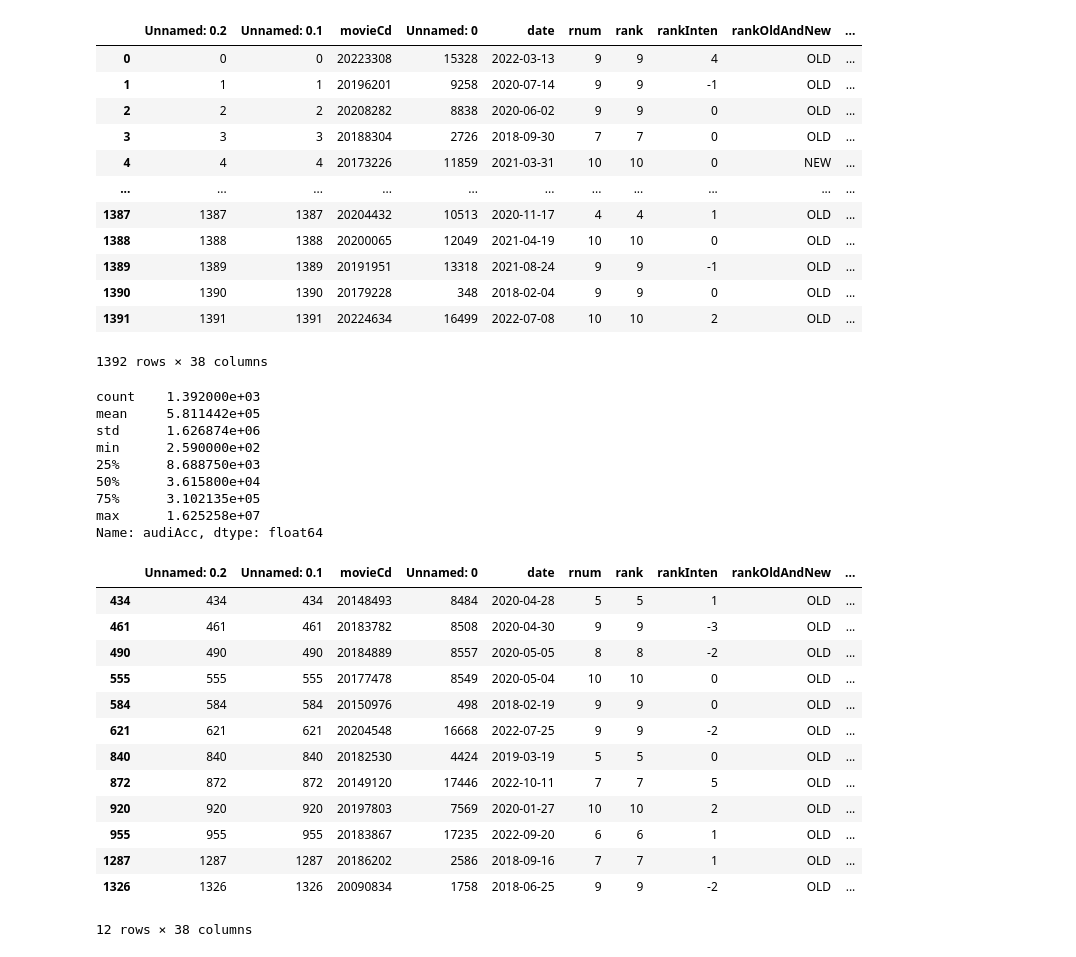
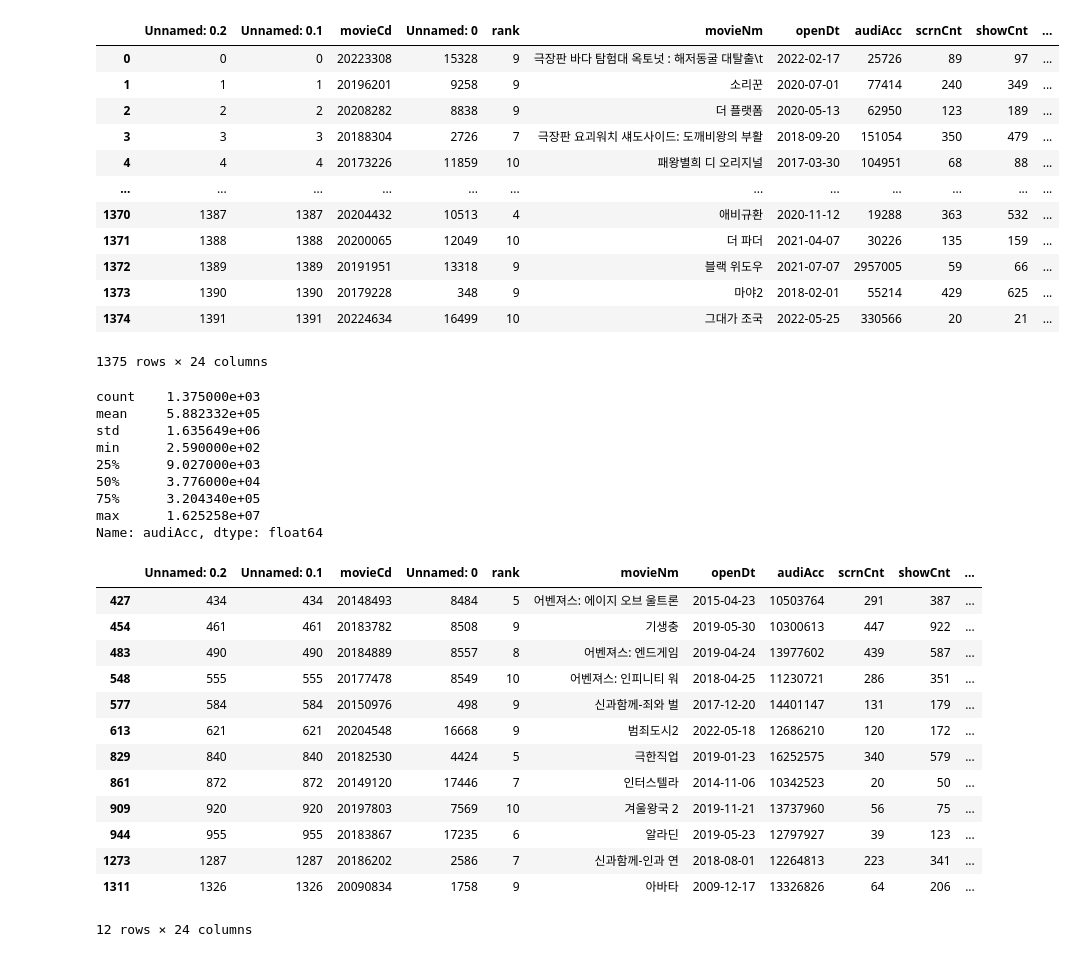
Before and after one commit to Young-in/movie-data-gathering, a Jupyter notebook: modeling.ipynb, the cells around one changed output. Saved outputs shown, nothing was run; the diff lists cells and outputs as text; code cells hidden in the pictures.

```diff
--- a/modeling.ipynb
+++ b/modeling.ipynb
@@ -3,47 +5,47 @@ import pandas as pd
 import plotly
 # %%
-df = pd.read_csv('lasttimeinBOtop10.csv')
+df = pd.read_csv('lasttimeinBO_edited_for_openDt.csv')
 df
 # %% [output]
-|  | Unnamed: 0.2 | Unnamed: 0.1 | movieCd | Unnamed: 0 | date | rnum | rank | rankInten | rankOldAndNew | ... |
-| 0 | 0 | 0 | 20223308 | 15328 | 2022-03-13 | 9 | 9 | 4 | OLD | ... |
-| 1 | 1 | 1 | 20196201 | 9258 | 2020-07-14 | 9 | 9 | -1 | OLD | ... |
-| 2 | 2 | 2 | 20208282 | 8838 | 2020-06-02 | 9 | 9 | 0 | OLD | ... |
-| 3 | 3 | 3 | 20188304 | 2726 | 2018-09-30 | 7 | 7 | 0 | OLD | ... |
-| 4 | 4 | 4 | 20173226 | 11859 | 2021-03-31 | 10 | 10 | 0 | NEW | ... |
-| ... | ... | ... | ... | ... | ... | ... | ... | ... | ... | ... |
-| 1387 | 1387 | 1387 | 20204432 | 10513 | 2020-11-17 | 4 | 4 | 1 | OLD | ... |
-| 1388 | 1388 | 1388 | 20200065 | 12049 | 2021-04-19 | 10 | 10 | 0 | OLD | ... |
-| 1389 | 1389 | 1389 | 20191951 | 13318 | 2021-08-24 | 9 | 9 | -1 | OLD | ... |
-| 1390 | 1390 | 1390 | 20179228 | 348 | 2018-02-04 | 9 | 9 | 0 | OLD | ... |
-| 1391 | 1391 | 1391 | 20224634 | 16499 | 2022-07-08 | 10 | 10 | 2 | OLD | ... |
+|  | Unnamed: 0.2 | Unnamed: 0.1 | movieCd | Unnamed: 0 | rank | movieNm | openDt | audiAcc | scrnCnt | showCnt | ... |
+| 0 | 0 | 0 | 20223308 | 15328 | 9 | 극장판 바다 탐험대 옥토넛 : 해저동굴 대탈출\t | 2022-02-17 | 25726 | 89 | 97 | ... |
+| 1 | 1 | 1 | 20196201 | 9258 | 9 | 소리꾼 | 2020-07-01 | 77414 | 240 | 349 | ... |
+| 2 | 2 | 2 | 20208282 | 8838 | 9 | 더 플랫폼 | 2020-05-13 | 62950 | 123 | 189 | ... |
+| 3 | 3 | 3 | 20188304 | 2726 | 7 | 극장판 요괴워치 섀도사이드: 도깨비왕의 부활 | 2018-09-20 | 151054 | 350 | 479 | ... |
+| 4 | 4 | 4 | 20173226 | 11859 | 10 | 패왕별희 디 오리지널 | 2017-03-30 | 104951 | 68 | 88 | ... |
+| ... | ... | ... | ... | ... | ... | ... | ... | ... | ... | ... | ... |
+| 1370 | 1387 | 1387 | 20204432 | 10513 | 4 | 애비규환 | 2020-11-12 | 19288 | 363 | 532 | ... |
+| 1371 | 1388 | 1388 | 20200065 | 12049 | 10 | 더 파더 | 2021-04-07 | 30226 | 135 | 159 | ... |
+| 1372 | 1389 | 1389 | 20191951 | 13318 | 9 | 블랙 위도우 | 2021-07-07 | 2957005 | 59 | 66 | ... |
+| 1373 | 1390 | 1390 | 20179228 | 348 | 9 | 마야2 | 2018-02-01 | 55214 | 429 | 625 | ... |
+| 1374 | 1391 | 1391 | 20224634 | 16499 | 10 | 그대가 조국 | 2022-05-25 | 330566 | 20 | 21 | ... |
-1392 rows × 38 columns
+1375 rows × 24 columns
 # %%
 df['audiAcc'].describe()
 # %% [output]
-count    1.392000e+03
-mean     5.811442e+05
-std      1.626874e+06
+count    1.375000e+03
+mean     5.882332e+05
+std      1.635649e+06
 min      2.590000e+02
-25%      8.688750e+03
-50%      3.615800e+04
-75%      3.102135e+05
+25%      9.027000e+03
+50%      3.776000e+04
+75%      3.204340e+05
 max      1.625258e+07
 Name: audiAcc, dtype: float64
 # %%
 df[df['audiAcc'] > 10000000]
 # %% [output]
-|  | Unnamed: 0.2 | Unnamed: 0.1 | movieCd | Unnamed: 0 | date | rnum | rank | rankInten | rankOldAndNew | ... |
-| 434 | 434 | 434 | 20148493 | 8484 | 2020-04-28 | 5 | 5 | 1 | OLD | ... |
-| 461 | 461 | 461 | 20183782 | 8508 | 2020-04-30 | 9 | 9 | -3 | OLD | ... |
-| 490 | 490 | 490 | 20184889 | 8557 | 2020-05-05 | 8 | 8 | -2 | OLD | ... |
-| 555 | 555 | 555 | 20177478 | 8549 | 2020-05-04 | 10 | 10 | 0 | OLD | ... |
-| 584 | 584 | 584 | 20150976 | 498 | 2018-02-19 | 9 | 9 | 0 | OLD | ... |
-| 621 | 621 | 621 | 20204548 | 16668 | 2022-07-25 | 9 | 9 | -2 | OLD | ... |
-| 840 | 840 | 840 | 20182530 | 4424 | 2019-03-19 | 5 | 5 | 0 | OLD | ... |
-| 872 | 872 | 872 | 20149120 | 17446 | 2022-10-11 | 7 | 7 | 5 | OLD | ... |
-| 920 | 920 | 920 | 20197803 | 7569 | 2020-01-27 | 10 | 10 | 2 | OLD | ... |
-| 955 | 955 | 955 | 20183867 | 17235 | 2022-09-20 | 6 | 6 | 1 | OLD | ... |
-| 1287 | 1287 | 1287 | 20186202 | 2586 | 2018-09-16 | 7 | 7 | 1 | OLD | ... |
-| 1326 | 1326 | 1326 | 20090834 | 1758 | 2018-06-25 | 9 | 9 | -2 | OLD | ... |
+|  | Unnamed: 0.2 | Unnamed: 0.1 | movieCd | Unnamed: 0 | rank | movieNm | openDt | audiAcc | scrnCnt | showCnt | ... |
+| 427 | 434 | 434 | 20148493 | 8484 | 5 | 어벤져스: 에이지 오브 울트론 | 2015-04-23 | 10503764 | 291 | 387 | ... |
+| 454 | 461 | 461 | 20183782 | 8508 | 9 | 기생충 | 2019-05-30 | 10300613 | 447 | 922 | ... |
+| 483 | 490 | 490 | 20184889 | 8557 | 8 | 어벤져스: 엔드게임 | 2019-04-24 | 13977602 | 439 | 587 | ... |
+| 548 | 555 | 555 | 20177478 | 8549 | 10 | 어벤져스: 인피니티 워 | 2018-04-25 | 11230721 | 286 | 351 | ... |
+| 577 | 584 | 584 | 20150976 | 498 | 9 | 신과함께-죄와 벌 | 2017-12-20 | 14401147 | 131 | 179 | ... |
+| 613 | 621 | 621 | 20204548 | 16668 | 9 | 범죄도시2 | 2022-05-18 | 12686210 | 120 | 172 | ... |
+| 829 | 840 | 840 | 20182530 | 4424 | 5 | 극한직업 | 2019-01-23 | 16252575 | 340 | 579 | ... |
+| 861 | 872 | 872 | 20149120 | 17446 | 7 | 인터스텔라 | 2014-11-06 | 10342523 | 20 | 50 | ... |
+| 909 | 920 | 920 | 20197803 | 7569 | 10 | 겨울왕국 2 | 2019-11-21 | 13737960 | 56 | 75 | ... |
+| 944 | 955 | 955 | 20183867 | 17235 | 6 | 알라딘 | 2019-05-23 | 12797927 | 39 | 123 | ... |
+| 1273 | 1287 | 1287 | 20186202 | 2586 | 7 | 신과함께-인과 연 | 2018-08-01 | 12264813 | 223 | 341 | ... |
+| 1311 | 1326 | 1326 | 20090834 | 1758 | 9 | 아바타 | 2009-12-17 | 13326826 | 64 | 206 | ... |
-12 rows × 38 columns
+12 rows × 24 columns
```
Also changed, not shown: parts of 30 cells of this notebook, 11 other files.
